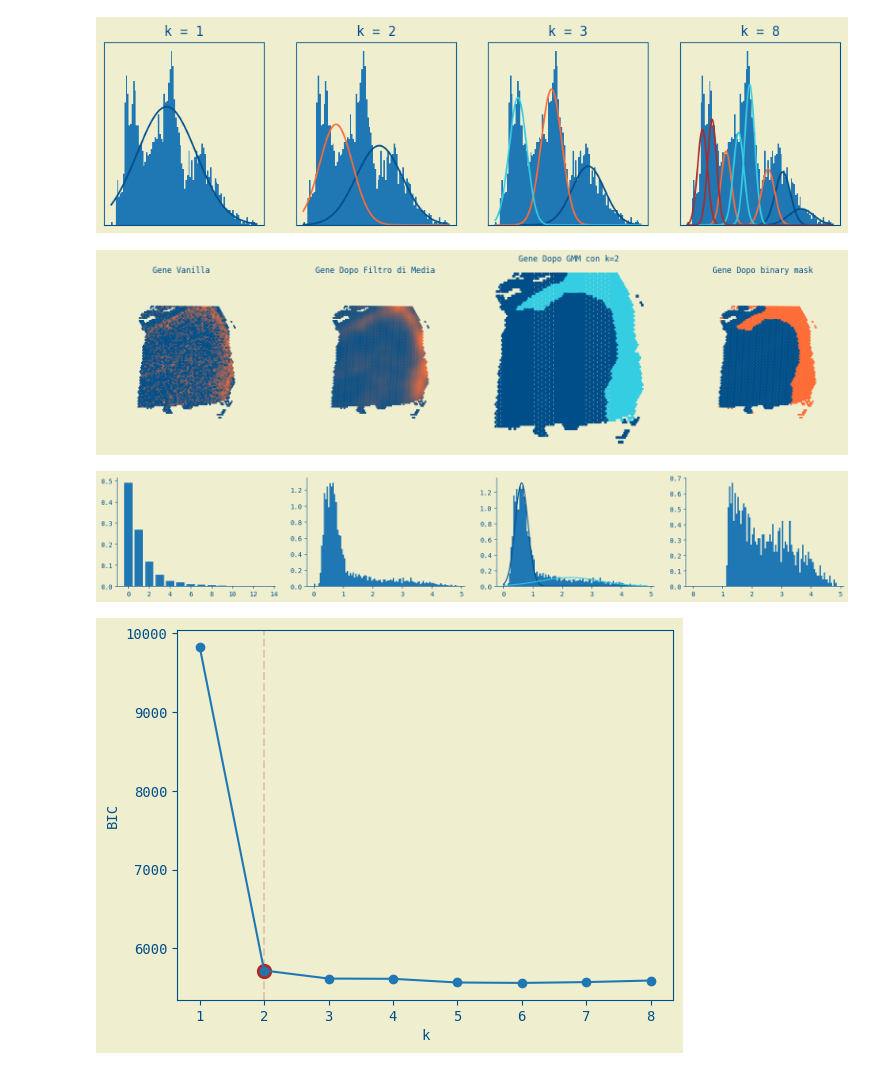
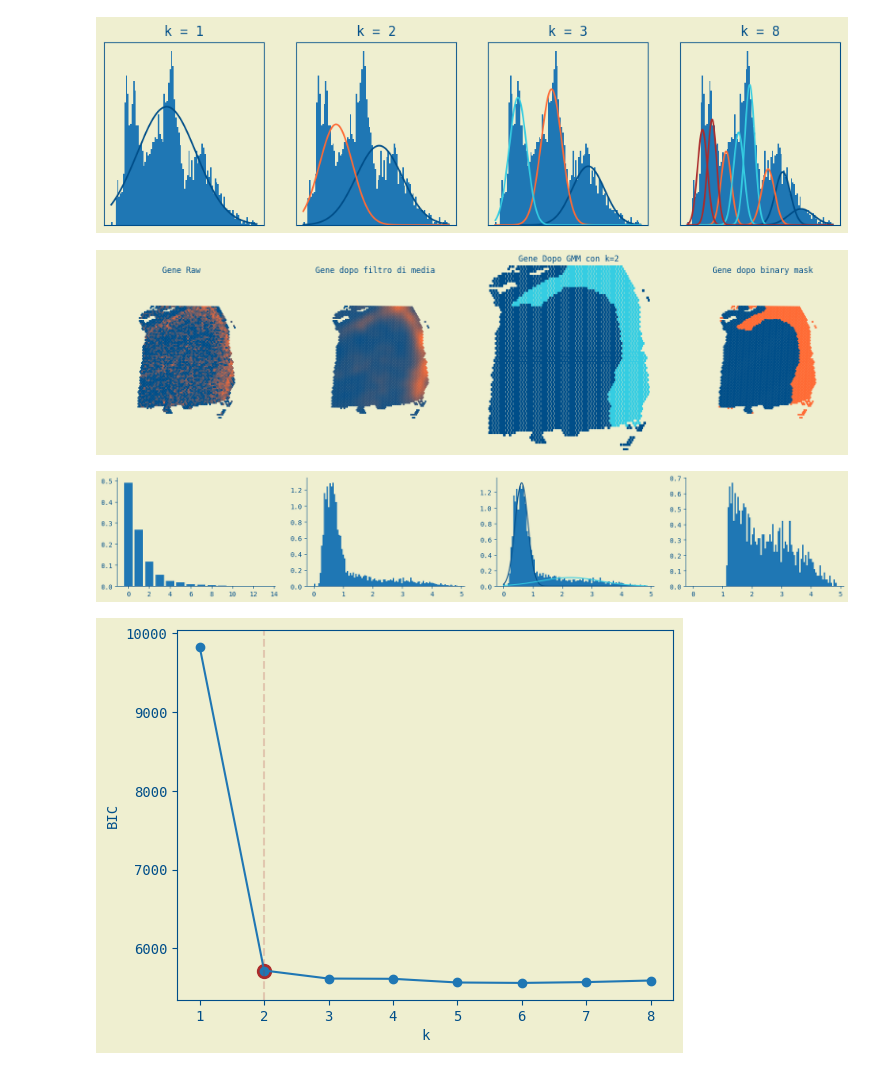
Before and after one commit to Cero1998/Tesi_Cerinelli, a Jupyter notebook: progetto_spunto/progetto/bar_hist.ipynb, the cells around one changed output. Saved outputs shown, nothing was run; the diff lists cells and outputs as text; code cells hidden in the pictures.

```diff
--- a/progetto_spunto/progetto/bar_hist.ipynb
+++ b/progetto_spunto/progetto/bar_hist.ipynb
@@ -702,7 +702,7 @@ gdata   = get_gene_data(scdata, gene_id).astype(int)
 
 ### AX 1
 plot_scatter_square(np.log(gdata+1), ax=cs_axs[0])
-cs_axs[0].set_title("Gene Vanilla")
+cs_axs[0].set_title("Gene Raw")
 bins  = np.bincount(gdata)/len(gdata)
 count = np.arange(np.max(gdata)+1)
 
@@ -712,7 +712,7 @@ gdata = opt_mean_filter_iterated(gdata, 10)
 
 plot_scatter_square(gdata, ax=cs_axs[1])
 dist_axs[1].hist(gdata, bins=100, density=True)
-cs_axs[1].set_title("Gene Dopo Filtro di Media")
+cs_axs[1].set_title("Gene dopo filtro di media")
 
 ### AX 3
 
@@ -750,36 +750,36 @@ n, b, _ = dist_axs[2].hist(gdata, bins=100, density=True)
 labels = gmm.predict(data)
 
 #order = order[order]
 clrs   = [colors[order[l]] for l in labels]
 
 cs_axs[2].scatter(index_to_cart[:, 0], index_to_cart[:, 1], marker="s", s=9, c=clrs)
-cs_axs[2].set_aspect("equal")
+#cs_axs[2].set_aspect("equal")
 cs_axs[2].axis('off')
 cs_axs[2].set_title("Gene Dopo GMM con k="+str(k))
 ### AX 4
 
 mus, stds = fit_MoG(gdata, k)
 m, v      = smallest_dist(mus, stds)
 
 #pgdata = expansion_filter_iterated((gdata>(m+1.5*v)).astype(int), 10)
 
 pgdata = expansion_filter_iterated((gdata>1.2).astype(int), 10)
 
 
 min_label = np.argmin(mus)
 
 plot_scatter_square(pgdata, ax=cs_axs[3])
 dist_axs[3].hist(gdata[labels!=min_label], bins=b, density=True)
-cs_axs[3].set_title("Gene Dopo binary mask")
+cs_axs[3].set_title("Gene dopo binary mask")
 
 f1.savefig("presentazione/phase3_ex3_sc", dpi=1000)
 f2.savefig("presentazione/phase3_ex3_ds", dpi=1000)
 
 # 9831, 3276, 13839
 
 plt.show()
 # %% [output]
-[figure, old version]
+[figure, new version]
 [figure]
 # %%
 mink = 1
```
Also changed, not shown: parts of 1 cell of this notebook, 4 other files.
